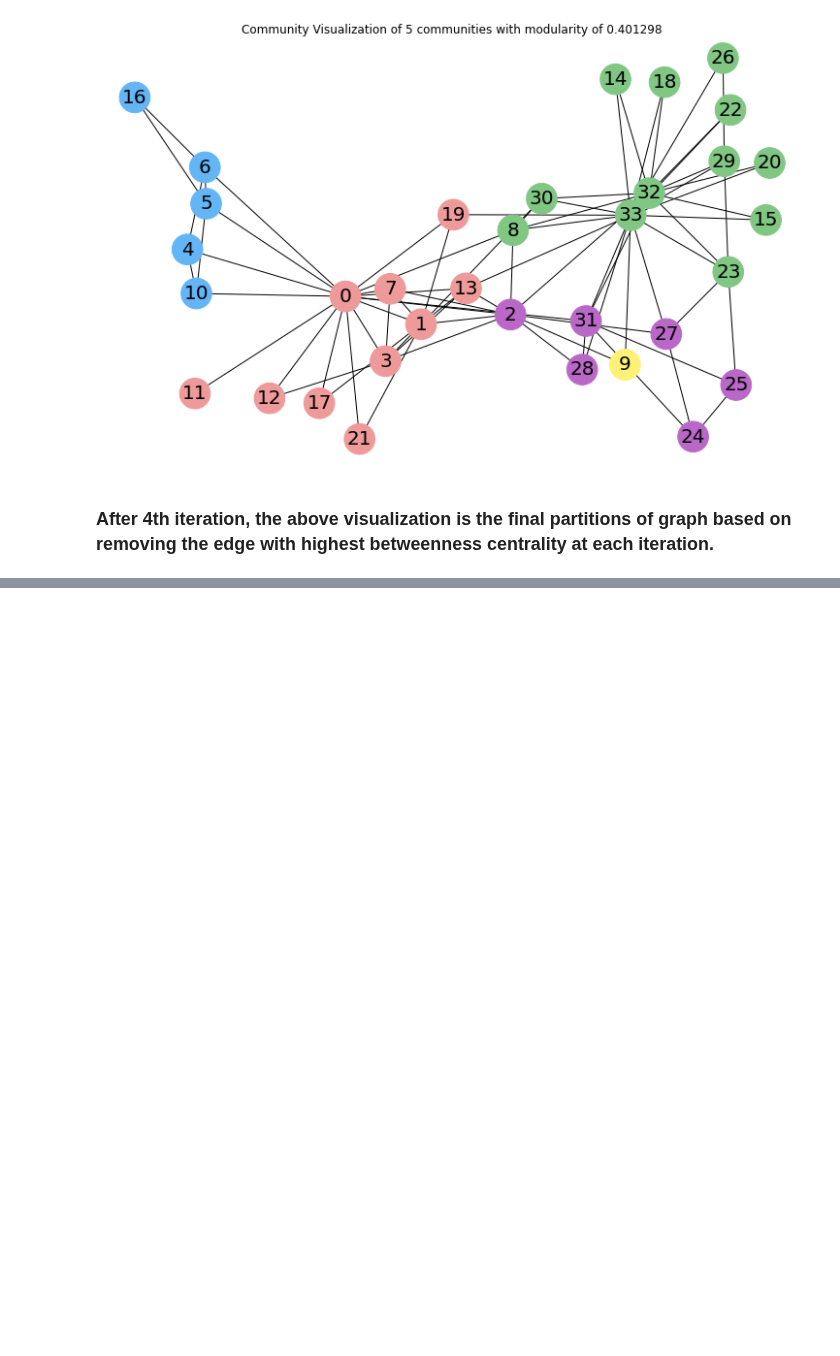
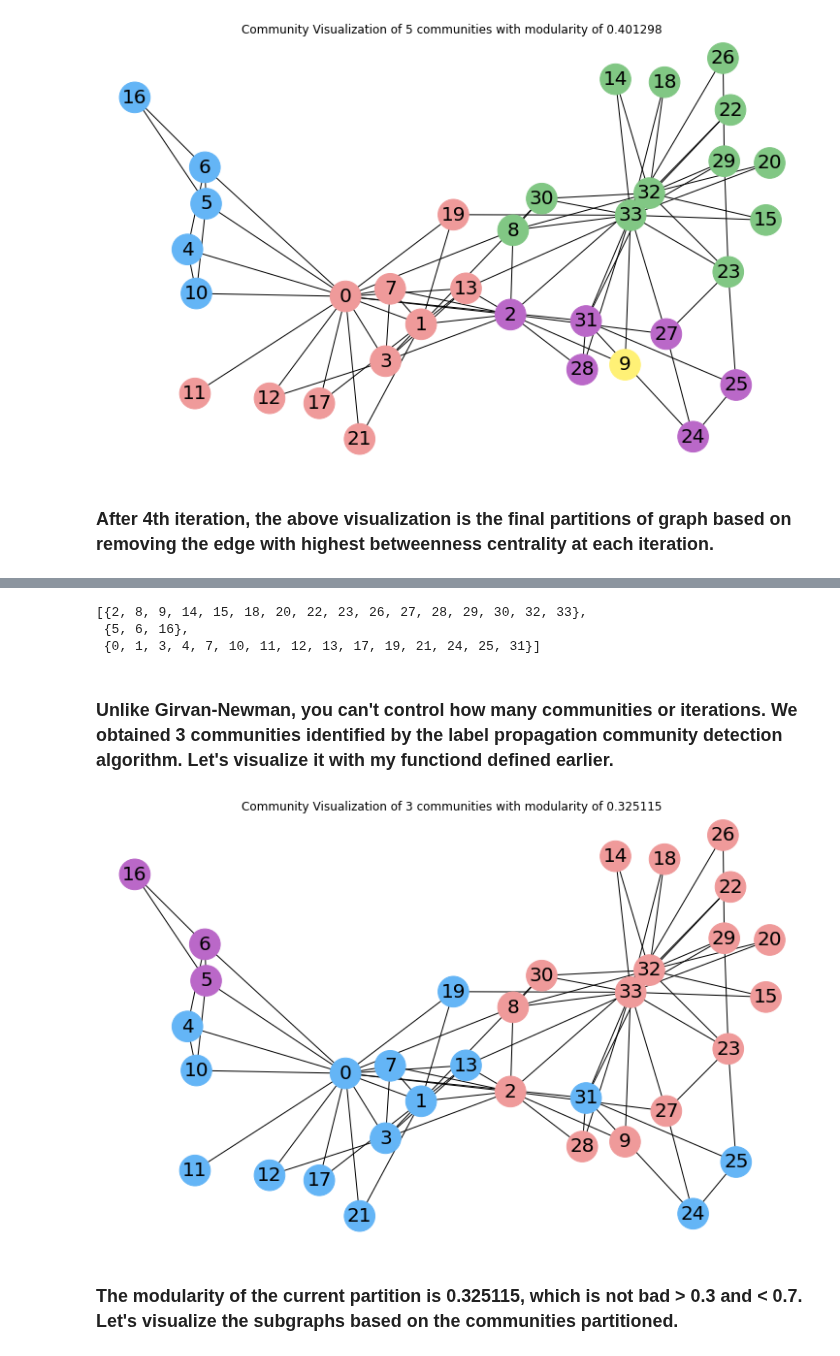
Before and after one commit to KangboLu/Graph-Analysis-with-NetworkX, a Jupyter notebook: 05_community_detection.ipynb, the cells around one changed output, grey strips where cells are left out. Drawn from its saved outputs; the diff is of its cells as text; code cells hidden in the pictures; blank space fills up the shorter version.

Commit message:
add label propagation for community detection algorithm

```diff
--- a/05_community_detection.ipynb
+++ b/05_community_detection.ipynb
@@ -190,0 +189,16 @@ visualize_communities(karate_graph, girvan_newman_communities[3])
+# %%
+# find communities
+label_prop_communities = list(label_propagation_communities(karate_graph))
+label_prop_communities
+# %% [output]
+[{2, 8, 9, 14, 15, 18, 20, 22, 23, 26, 27, 28, 29, 30, 32, 33},
+ {5, 6, 16},
+ {0, 1, 3, 4, 7, 10, 11, 12, 13, 17, 19, 21, 24, 25, 31}]
+# %% [markdown]
+### Unlike Girvan-Newman, you can't control how many communities or iterations. We obtained 3 communities identified by the label propagation community detection algorithm. Let's visualize it with my functiond defined earlier.
+# %%
+visualize_communities(karate_graph, label_prop_communities)
+# %% [output]
+[figure, added]
+# %% [markdown]
+### The modularity of the current partition is 0.325115, which is not bad > 0.3 and < 0.7. Let's visualize the subgraphs based on the communities partitioned.
```
Also changed, not shown: parts of 6 cells of this notebook.
